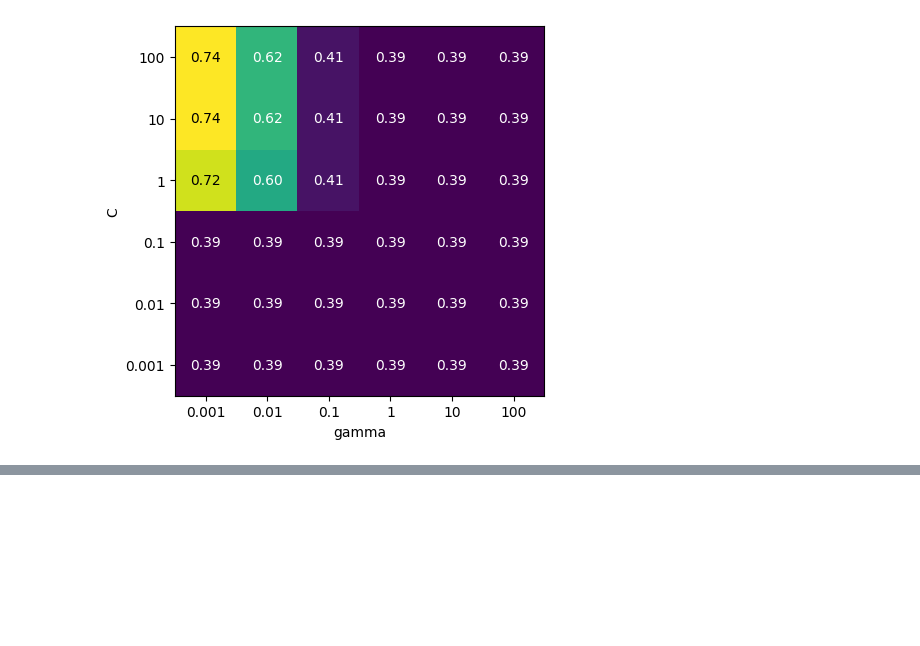
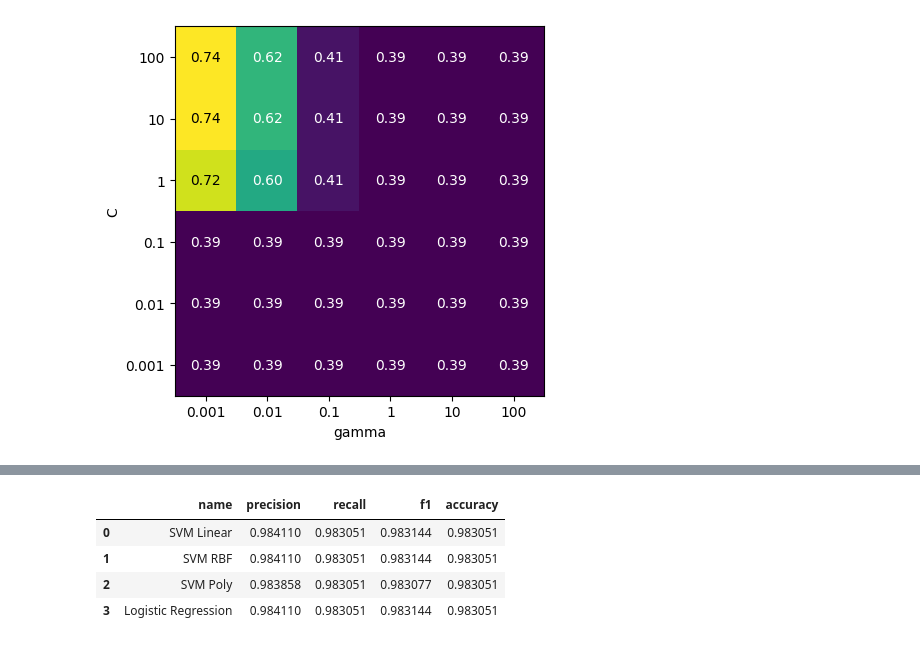
Before and after one commit to KrystianJachna/AI, a Jupyter notebook: cw8/AD_Z08_B_Stratified_GridSearchCV.ipynb, the cells around one changed output, grey strips where cells are left out. Cells and saved outputs as stored; diff of their text form; code cells hidden in the pictures; blank space fills up the shorter version.

```diff
--- a/cw8/AD_Z08_B_Stratified_GridSearchCV.ipynb
+++ b/cw8/AD_Z08_B_Stratified_GridSearchCV.ipynb
@@ -90,7 +96,7 @@ def heatmap(values, xlabel, ylabel, xticklabels, yticklabels, cmap=None,
     ax.set_aspect(1)
 
     for p, color, value in zip(img.get_paths(), img.get_facecolors(),
-                               img.get_array()):
+                               img.get_array().flatten()):
         x, y = p.vertices[:-2, :].mean(0)
         if np.mean(color[:3]) > 0.5:
             c = 'k'
@@ -127,0 +186,8 @@ NameError: name 'precision_score' is not defined
+# %%
+df.head()
+# %% [output]
+|  | name | precision | recall | f1 | accuracy |
+| 0 | SVM Linear | 0.984110 | 0.983051 | 0.983144 | 0.983051 |
+| 1 | SVM RBF | 0.984110 | 0.983051 | 0.983144 | 0.983051 |
+| 2 | SVM Poly | 0.983858 | 0.983051 | 0.983077 | 0.983051 |
+| 3 | Logistic Regression | 0.984110 | 0.983051 | 0.983144 | 0.983051 |
```
Also changed, not shown: parts of 12 cells of this notebook.
